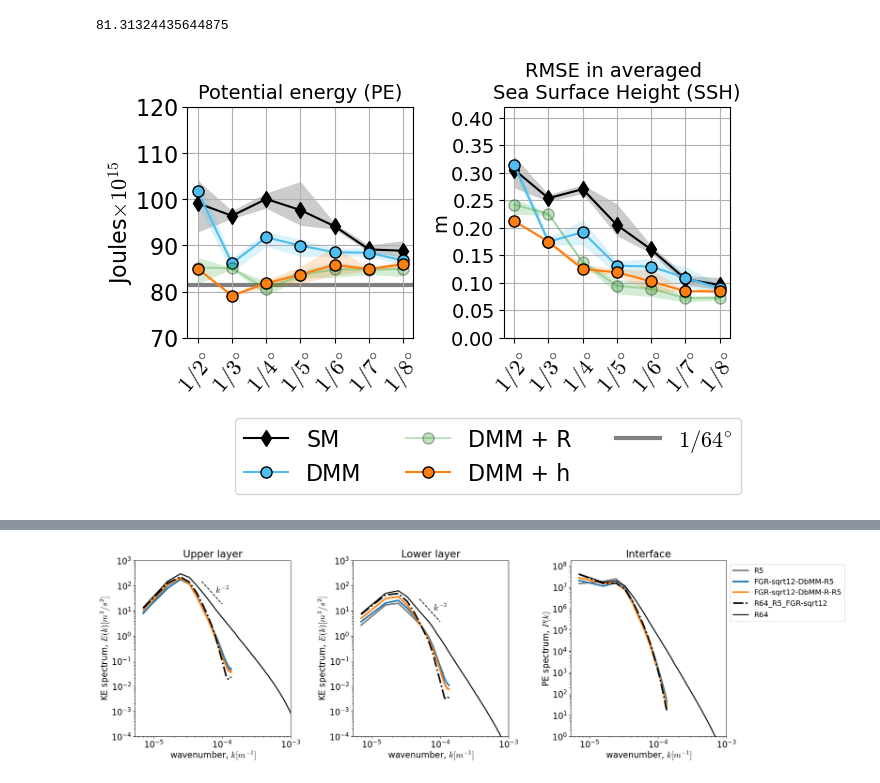
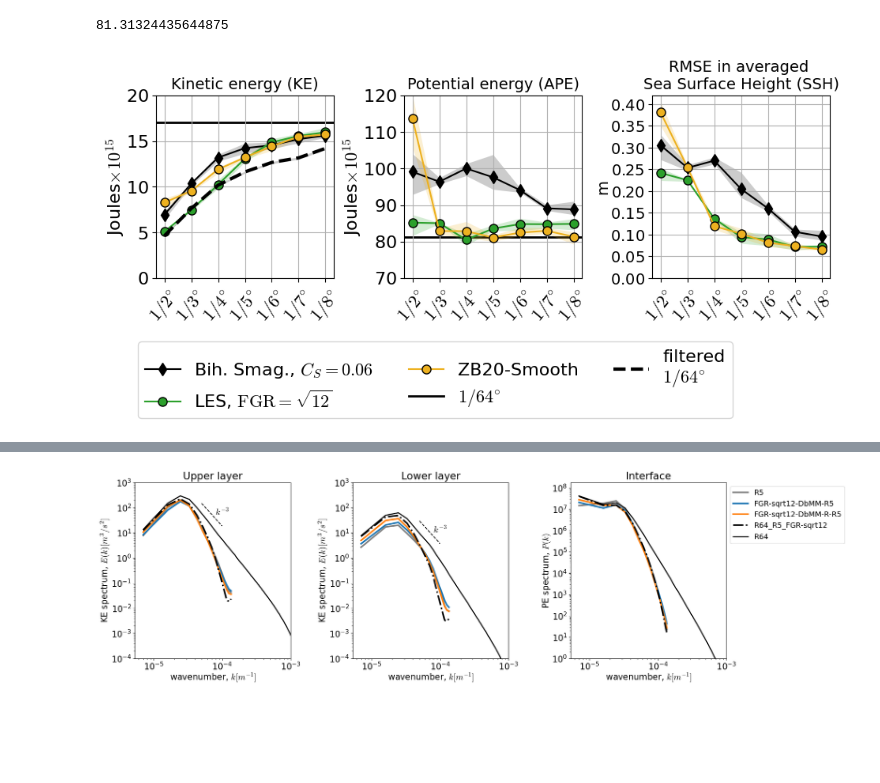
Before and after one commit to Pperezhogin/CTR-notebooks, a Jupyter notebook: final-presentation.ipynb, the cells around one changed output, grey strips where cells are left out. Saved outputs shown, nothing was run; the diff lists cells and outputs as text; code cells hidden in the pictures; blank space fills up the shorter version.

```diff
--- a/final-presentation.ipynb
+++ b/final-presentation.ipynb
@@ -101,14 +87,14 @@ Wall time: 12.7 ms
 81.31324435644875
 # %%
 default_rcParams({'font.size': 16, 'figure.subplot.wspace': 0.4, 'figure.subplot.hspace': 0.1})
-plt.figure(figsize=(7,3))
+plt.figure(figsize=(11,3))
 
 yellow = [0.9290, 0.6940, 0.1250]
 violet = [0.4940, 0.1840, 0.5560]
 lightblue = [0.3010, 0.7450, 0.9330]
 
-for row, fun_str in enumerate(['APE', 'ssh']):
-    plt.subplot(1,2,row+1)
+for row, fun_str in enumerate(['KE', 'APE', 'ssh']):
+    plt.subplot(1,3,row+1)
 
     def plot_markers_with_filling(model='Jansen-Held', color='tab:red', marker='s', label=None, markersize=None, lw=None, ls=None, alpha=1):
         try:
@@ -123,7 +109,7 @@ for row, fun_str in enumerate(['APE', 'ssh']):
         except:
             pass
 
-    plot_markers_with_filling(f'bare-{fun_str}', 'k', 'd', 'SM', 8)
+    plot_markers_with_filling(f'bare-{fun_str}', 'k', 'd', 'Bih. Smag., $C_S=0.06$', 8)
     #plot_markers_with_filling(f'bare-0.03-{fun_str}', 'k', 'd', 'bSM($C_S=0.03$)', 6)
     #plot_markers_with_filling(f'bare-0.01-{fun_str}', 'k', 'd', 'bSM($C_S=0.01$)', 4)
 
@@ -140,23 +126,26 @@ for row, fun_str in enumerate(['APE', 'ssh']):
     # plot_markers_with_filling(f'zelong-False-ssm-True-reynolds-False-reduce-1-{fun_str}', lightblue, 'o', 'DbMM', 8)
     # plot_markers_with_filling(f'SSMh-zelong-False-ssm-True-reynolds-False-reduce-1-{fun_str}', 'tab:orange', 'o', 'DbMM+SSMh', 8)
     # plot_markers_with_filling(f'SSMh-zelong-False-ssm-True-reynolds-True-reduce-1-{fun_str}', 'tab:green', 'd', 'DbMM-Reynolds+SSMh', 8)
-    plot_markers_with_filling(f'DbMM-{fun_str}', lightblue, 'o', 'DMM', 8)
-    plot_markers_with_filling(f'DbMM-R-{fun_str}', 'tab:green', 'o', 'DMM + R', 8, alpha=0.3)
-    plot_markers_with_filling(f'DbMMh-{fun_str}', 'tab:orange', 'o', 'DMM + h', 8)
+    #plot_markers_with_filling(f'DbMM-{fun_str}', lightblue, 'o', 'DMM', 8)
+    plot_markers_with_filling(f'DbMM-R-{fun_str}', 'tab:green', 'o', 'LES, $\mathrm{FGR}=\sqrt{12}$', 8, alpha=1)
+    plot_markers_with_filling(f'ZB-Smooth-{fun_str}', yellow, 'o', 'ZB20-Smooth', 8, alpha=1)
+    #plot_markers_with_filling(f'ZB-Reynolds-{fun_str}', violet, 'o', 'ZB20-Reynolds', 8, alpha=1)
+    #plot_markers_with_filling(f'DbMMh-{fun_str}', 'tab:orange', 'o', 'DMM + h', 8)
     #plot_markers_with_filling(f'DbMMh-R-{fun_str}', violet, 'd', 'DbMM2-R', 8)
 
-    #if fun_str in ['KE', 'APE', 'EKE', 'MKE']:
-    #    plot_markers_with_filling(f'R64-FGR-sqrt6-{fun_str}', 'k', '', 'fDNS', ls='--', lw=3)
+    if fun_str in ['KE']:
+       plot_markers_with_filling(f'R64-FGR-sqrt12-{fun_str}', 'k', '', 'filtered \n$1/64^{\circ}$', ls='--', lw=3)
 
     plt.xticks([0,1,2,3,4,5,6], ['$1/2^{\circ}$', '$1/3^{\circ}$', '$1/4^{\circ}$', '$1/5^{\circ}$', '$1/6^{\circ}$', '$1/7^{\circ}$', '$1/8^{\circ}$'],rotation=50)
     plt.grid()
     plt.xlabel('')
     if fun_str == 'KE':
         yticks = np.arange(0,40,5)
-        plt.ylabel('KE, Joules$\\times10^{15}$')
+        plt.ylabel('Joules$\\times10^{15}$')
         plt.yticks(yticks)
         plt.ylim([0,20])
-        plt.axhline(y=17.04075970194989,color='gray', zorder=-1,lw=3)
+        plt.axhline(y=17.04075970194989,color='k', zorder=-1,lw=2)
+        plt.title('Kinetic energy (KE)', fontsize=14)
         #plt.text(0.0, 17.5,'$1/64^{\circ}$', color='gray')
     if fun_str == 'EKE':
         yticks = np.arange(0,40,5)
@@ -166,37 +155,38 @@ for row, fun_str in enumerate(['APE', 'ssh']):
         plt.ylim([0,20])
     if fun_str == 'MKE':
         yticks = np.arange(0,40,5)
         plt.ylabel('MKE, Joules$\\times10^{15}$')
         plt.axhline(y=6.12994173,color='gray', zorder=-1,lw=3)
         plt.yticks(yticks)
         plt.ylim([0,20])
     if fun_str == 'APE':
         yticks = np.arange(70,130,10)
         plt.ylabel('Joules$\\times10^{15}$')
-        plt.title('Potential energy (PE)', fontsize=14)
+        plt.title('Potential energy (APE)', fontsize=14)
         plt.yticks(yticks)
         plt.ylim([min(yticks), max(yticks)])
-        plt.axhline(y=81.31324435644875,color='gray',zorder=-1,lw=3)
+        plt.axhline(y=81.31324435644875,color='k',zorder=-1,lw=2)
 
     if fun_str == 'ssh':
         yticks = np.arange(0,0.45,0.05)
         plt.ylabel('m', fontsize=14)
         plt.title('RMSE in averaged \nSea Surface Height (SSH)', fontsize=14)
         plt.yticks(yticks, fontsize=14)
         plt.ylim([0,0.42])
 
     if fun_str == 'Cs':
         plt.ylim([0,0.1])
         plt.ylabel('$C_S$')
 
 plt.gcf().align_ylabels()
 #set_letters(fontsize=18,x=0.0,y=1.05)
-plt.plot(np.nan,np.nan,'-',color='gray',lw=3,label='$1/64^{\circ}$')
+plt.plot(np.nan,np.nan,'-',color='k',lw=2,label='$1/64^{\circ}$')
+plt.plot(np.nan,np.nan,'--',color='k',lw=3,label='filtered\n$1/64^{\circ}$')
 #plt.plot(np.nan,np.nan,'--',color='k',lw=3,label='filtered $1/64^{\circ}$')
-plt.legend(ncol=3, bbox_to_anchor=(1.1,-0.3))
+plt.legend(ncol=3, bbox_to_anchor=(0.5,-0.3))
 
 #plt.tight_layout()
-plt.savefig('final/figure-metrics-3.pdf')
+plt.savefig('figures_m2lines/generalization-ZB.pdf')
 # %% [output]
-[figure, old version]
+[figure, new version]
 # %%
```
Also changed, not shown: parts of 13 cells of this notebook, 5 other files.
